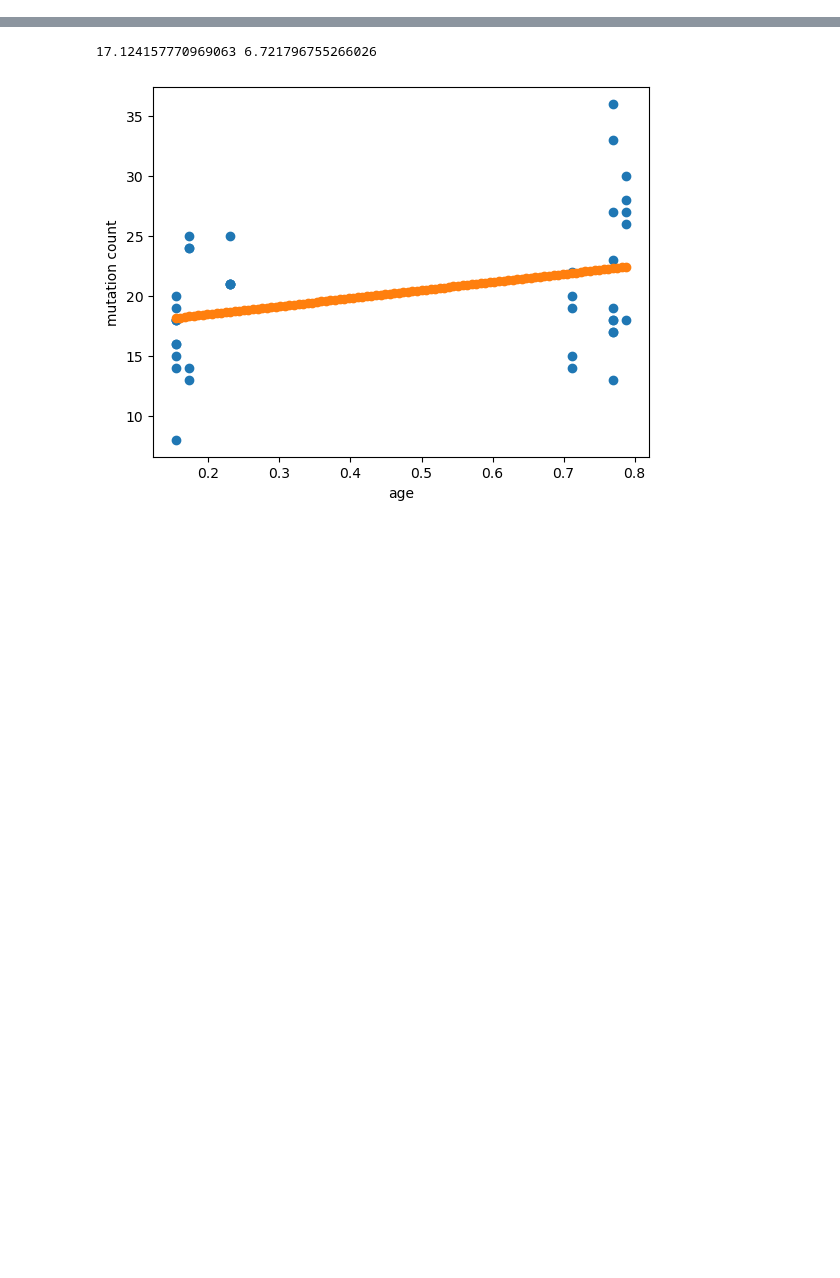
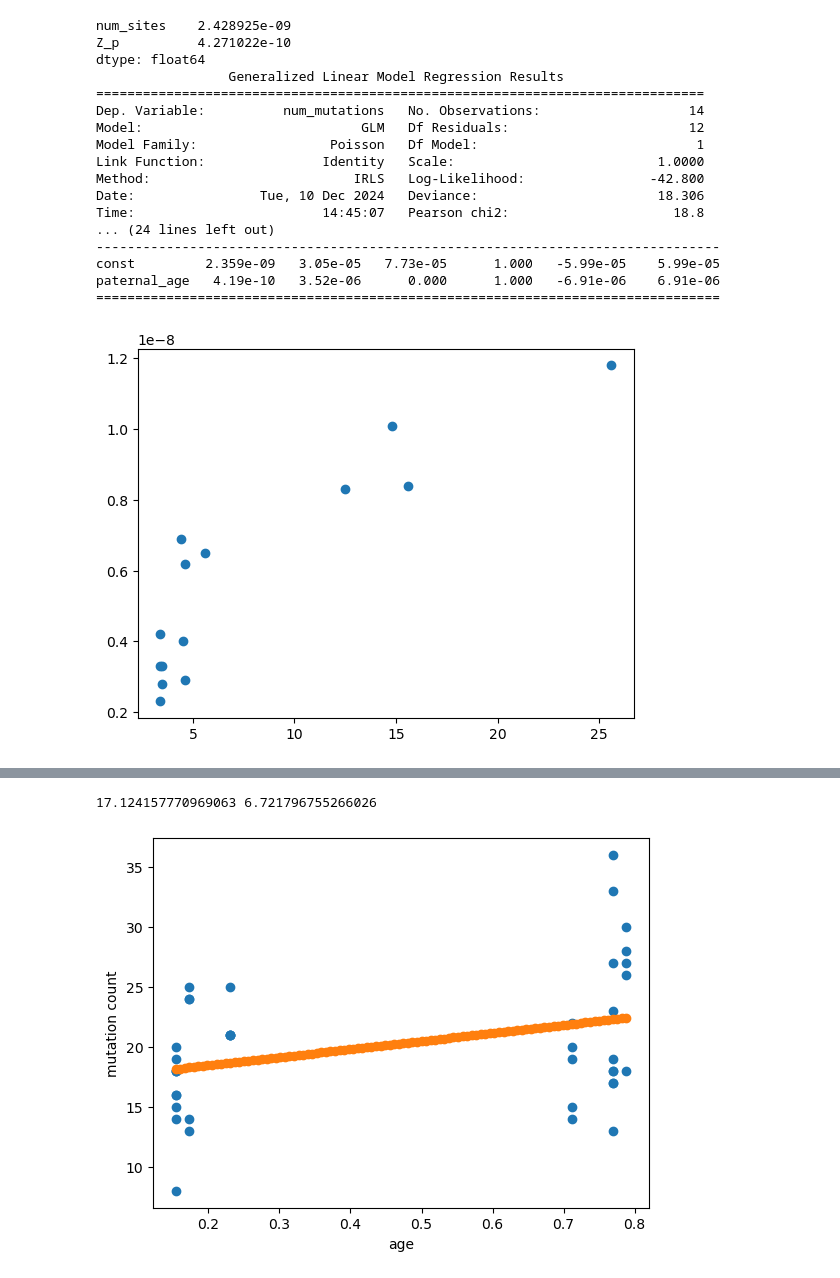
Before and after one commit to harrispopgen/clocklike-DBH, a Jupyter notebook: mutation_rate_regression_literation.ipynb, the cells around one changed output, grey strips where cells are left out. Drawn from its saved outputs; the diff is of its cells as text; code cells hidden in the pictures; blank space fills up the shorter version.

Commit message:
script to perform poisson regression on mutation count from various sources

```diff
--- a/mutation_rate_regression_literation.ipynb
+++ b/mutation_rate_regression_literation.ipynb
@@ -6,0 +17,51 @@ import numpy as np
+# %%
+def sanity_check_poisson_regression():
+    def poisson_helper(X, y, add_intercept=False):
+        X = sm.add_constant(X) if add_intercept else X
+        result = sm.GLM(y, X, family=sm.families.Poisson(link=sm.genmod.families.links.Identity())).fit()
+        print(result.params)
+        print(result.summary())
+        # intercept, slope = result.params.const, result.params.paternal_age
+        # print(f"intercept: {intercept:.2E}, slope: {slope:.2E}")
+
+    filename = "./data/mutation_rate_individual_species/Rhesus_macaque_wang_2020.txt"
+    col_header = ["maternal_age", "paternal_age", "haploid_size",  "num_mutations", "callability", "mu_per_site"]
+    # use the GATK calls
+    df = pd.read_csv(filename, sep=" ", skiprows=1, header=None, names=col_header, usecols=[1,2,3,4,5,6])
+    df["haploid_size"] = df["haploid_size"] * 1e6
+    df["mu_per_site"] *= 1e-8
+
+    y = df["num_mutations"]
+    df["num_sites"] = 2 * df["haploid_size"] * df["callability"]
+    df["Z_p"] = df["num_sites"] * df["paternal_age"]
+    # df["Z_m"] = df["num_sites"] * df["maternal_age"]
+    X = df[["num_sites", "Z_p"]] #, "Z_m"]]
+    poisson_helper(X, y)
+
+    y = df["mu_per_site"]
+    X = df[["paternal_age"]]
+    poisson_helper(X, y, add_intercept=True)
+    fig, ax = plt.subplots()
+    X_min, X_max = 0, np.max(X)
+    ax.scatter(X, y)
+
+sanity_check_poisson_regression()
+# %% [output]
+num_sites    2.428925e-09
+Z_p          4.271022e-10
+dtype: float64
+                 Generalized Linear Model Regression Results
+==============================================================================
+Dep. Variable:          num_mutations   No. Observations:                   14
+Model:                            GLM   Df Residuals:                       12
+Model Family:                 Poisson   Df Model:                            1
+Link Function:               Identity   Scale:                          1.0000
+Method:                          IRLS   Log-Likelihood:                -42.800
+Date:                Tue, 10 Dec 2024   Deviance:                       18.306
+Time:                        14:45:07   Pearson chi2:                     18.8
+... (24 lines left out)
+--------------------------------------------------------------------------------
+const         2.359e-09   3.05e-05   7.73e-05      1.000   -5.99e-05    5.99e-05
+paternal_age   4.19e-10   3.52e-06      0.000      1.000   -6.91e-06    6.91e-06
+================================================================================
+[figure, added]
```
Also changed, not shown: parts of 8 cells of this notebook.
